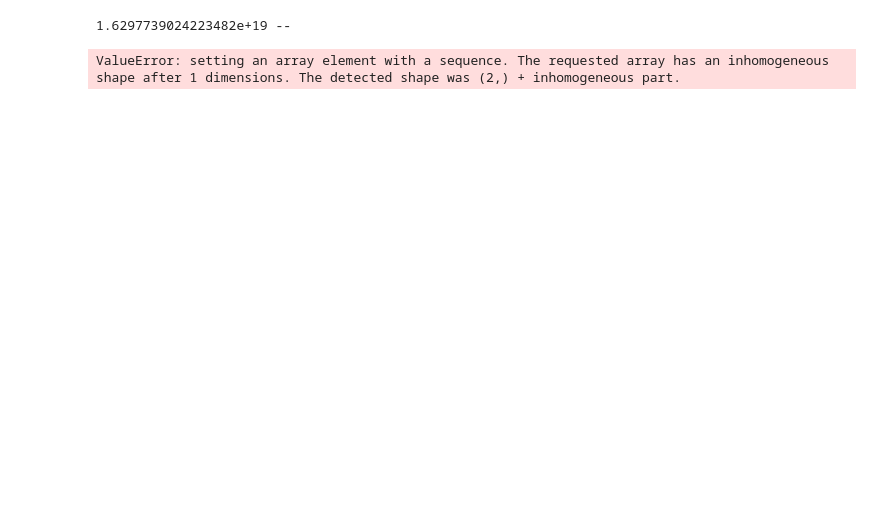
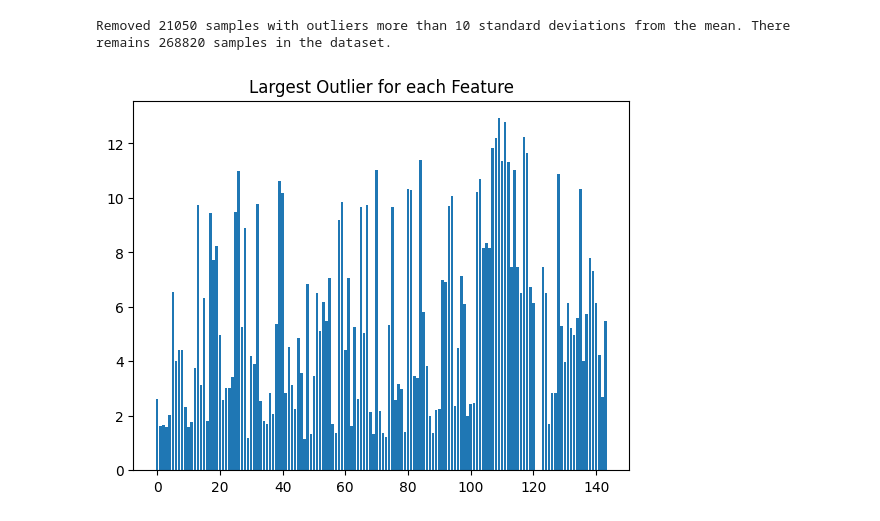
Before and after one commit to epfml/ml-project-1-andermaxjohannes, a Jupyter notebook: DataCleaning.ipynb, the cells around one changed output. Saved outputs shown, nothing was run; the diff lists cells and outputs as text; code cells hidden in the pictures; blank space fills up the shorter version.

```diff
--- a/DataCleaning.ipynb
+++ b/DataCleaning.ipynb
@@ -67,3 +39,8 @@ print(xFeaturesAndSamplesRemoved.shape)
 # %%
-print(f'The number of invalid entries remaing in the dataset is {xFeaturesAndSamplesRemoved.size - xFeaturesAndSamplesRemoved.count()}\nThat is {(xFeaturesAndSamplesRemoved.size - xFeaturesAndSamplesRemoved.count())/xFeaturesAndSamplesRemoved.size} parts of the whole dataset')
+# Removing bad features
+xFeaturesRemoved, xHeaderFeaturesRemoved = removeBadFeatures(unIndexedX,unIndexedXHeader,0.7)
+# Removing bad samples
+ySamplesRemoved, xSamplesRemoved = removeBadSamples(unIndexedY,xFeaturesRemoved,5)
+
+print(f'The number of invalid entries remaing in the dataset is {xSamplesRemoved.size - xSamplesRemoved.count()}\nThat is {(xSamplesRemoved.size - xSamplesRemoved.count())/xSamplesRemoved.size} parts of the whole dataset')
 # %% [output]
@@ -95,6 +50,0 @@ The indices of the samples with an outlier exceeding 30 times the average is: [
-# %%
-initial_w = np.ones(tx.shape[1],dtype=np.double)
-w_sgd_m, loss_sgd_m, = mean_squared_error_sgd(ySamplesRemoved[:,1],tx,initial_w,10**4,2e-18,batch_size=16)
-print(compute_loss(ySamplesRemoved[:,1],tx,initial_w),loss_sgd_m)
-# %% [output]
-1.6297739024223482e+19 --
@@ -103,10 +51,41 @@ w_logistic = logistic_regression(ySamplesRemoved[:,1],tx,initial_w,10**3,1e-19)
-# %%
-prediction = np.sign(tx @ w_logistic)
-errors = np.sum(np.abs(prediction - ySamplesRemoved[:,1]))/2
-predPos = np.sum(np.abs(prediction[np.where(prediction > 0)]))
-print(f'''Number of Errors: {errors}
-Predicted positive cases: {predPos}
-Number of samples: {len(ySamplesRemoved)}
-Number of actually positive cases: {np.sum(ySamplesRemoved[np.where(ySamplesRemoved[:,1] > 0 ),1])}''')
-# %% [output]
-ValueError: setting an array element with a sequence. The requested array has an inhomogeneous shape after 1 dimensions. The detected shape was (2,) + inhomogeneous part.
+# %%
+"""
+def standardizeData(x):
+    ''' Function for normalizing the data'''
+    return (x - np.mean(x, axis=0)) / np.std(x, axis=0) # Subtract the mean and divide by the standard deviation
+"""
+xStandardized = standardizeData(xSamplesRemoved)
+# %%
+
+def detectOutliers(y, x, outlierThreshold=10):
+    xStandardized = standardizeData(x)
+
+    stdAwayFromMean = np.abs(xStandardized)
+
+    # Assuming normal distribution, approx 68% of the data falls within 1 std, 95% within 2 std, 99.7% within 3 std
+    # Therefore one may consider any entries in stdAwayFromMean > {outlierThreeshold=3} to be outliers - except that the data is not neccesarily normally distributed, so the threshold should be higher
+    inlierRows = np.where(np.all(stdAwayFromMean < outlierThreshold, axis=1))[0]
+
+    outlierRows = np.where(np.any(stdAwayFromMean > outlierThreshold, axis=1))[0]
+    #print(outlierRows.shape)
+    #print(inlierRows.shape)
+    #print(x.shape)
+
+    print(f'Removed {len(outlierRows)} samples with outliers more than {outlierThreshold} standard deviations from the mean. There remains {len(inlierRows)} samples in the dataset.')
+
+    return y[inlierRows], x[inlierRows]
+
+yOutliersRemoved, xOutliersRemoved = detectOutliers(ySamplesRemoved,xSamplesRemoved)
+
+def largestOutliers(x):
+    xStandardized = standardizeData(x)
+    stdAwayFromMean = np.abs(xStandardized)
+    largestOutliers = np.max(stdAwayFromMean,axis=0)
+    largestOutliersFilled = np.ma.filled(largestOutliers,fill_value=0)
+    plt.bar(np.arange(0,x.shape[1]),largestOutliersFilled)
+    plt.title('Largest Outlier for each Feature')
+    plt.show()
+largestOutliers(xOutliersRemoved)
+# %% [output]
+Removed 21050 samples with outliers more than 10 standard deviations from the mean. There remains 268820 samples in the dataset.
+[figure, added]
```
Also changed, not shown: parts of 16 cells of this notebook, 2 other files.
